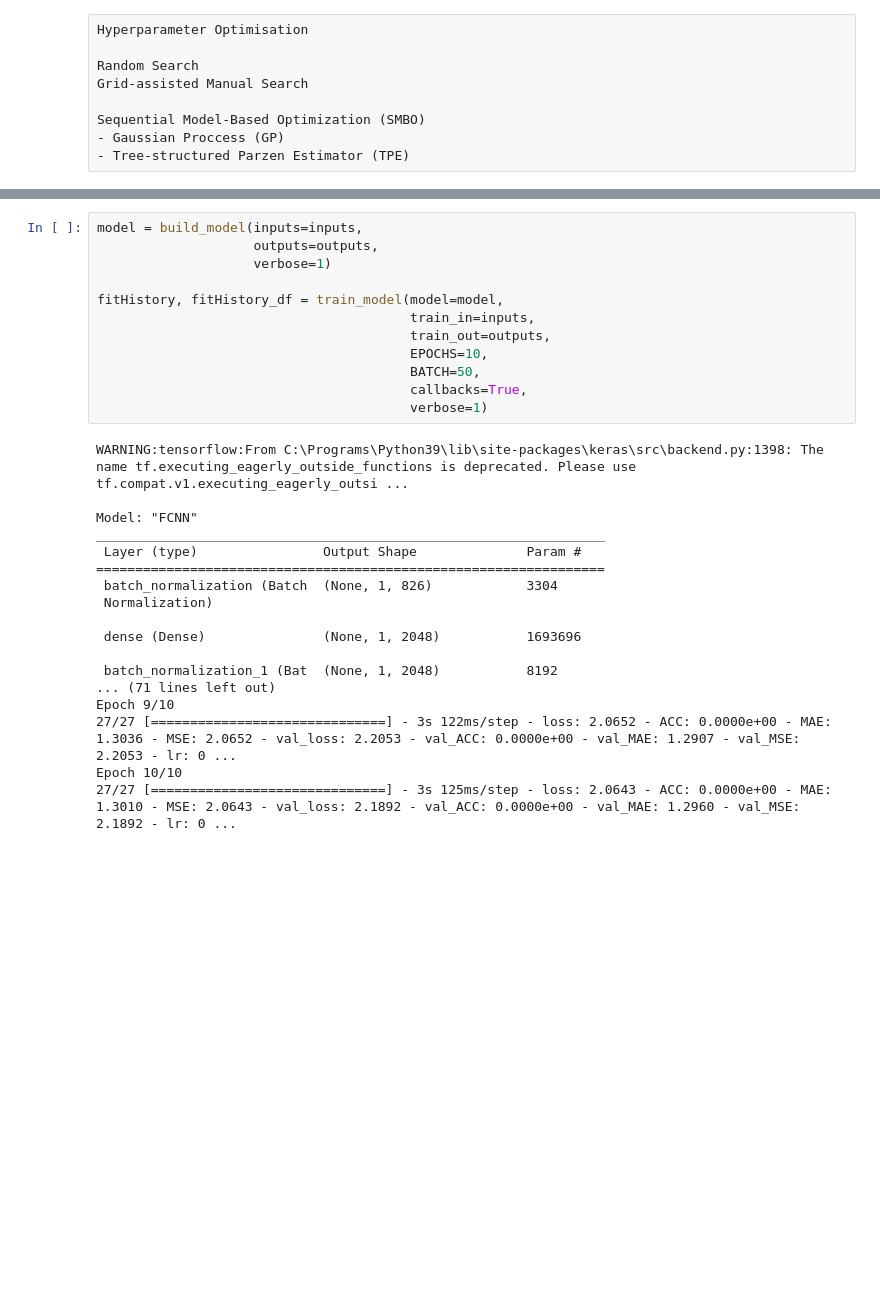
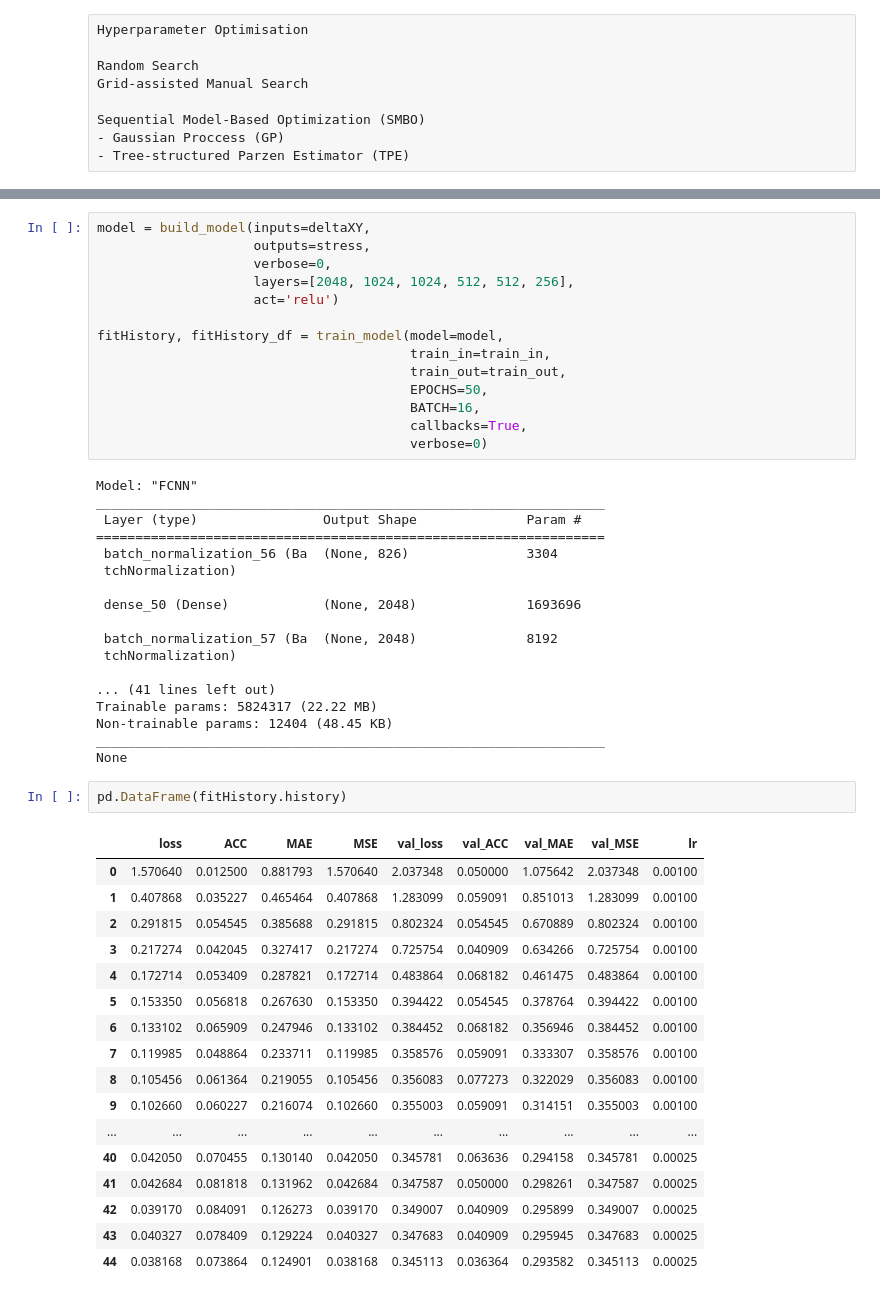
Before and after one commit to niccoforte/NF-PhD-gitRepo, a Jupyter notebook: PINN/NN-HParam.ipynb, the cells around one changed output, grey strips where cells are left out. Cells and saved outputs as stored; diff of their text form; blank space fills up the shorter version.

```diff
--- a/PINN/NN-HParam.ipynb
+++ b/PINN/NN-HParam.ipynb
@@ -113,35 +59,57 @@ def train_model(model, train_in, train_out, EPOCHS=100, BATCH=16, callbacks=None
 
     return fitHistory, fitHistory_df
 # %%
-model = build_model(inputs=inputs,
-                    outputs=outputs,
-                    verbose=1)
+model = build_model(inputs=deltaXY,
+                    outputs=stress,
+                    verbose=0,
+                    layers=[2048, 1024, 1024, 512, 512, 256],
+                    act='relu')
 
 fitHistory, fitHistory_df = train_model(model=model,
-                                        train_in=inputs,
-                                        train_out=outputs,
-                                        EPOCHS=10,
-                                        BATCH=50,
+                                        train_in=train_in,
+                                        train_out=train_out,
+                                        EPOCHS=50,
+                                        BATCH=16,
                                         callbacks=True,
-                                        verbose=1)
+                                        verbose=0)
 # %% [output]
-WARNING:tensorflow:From C:\Programs\Python39\lib\site-packages\keras\src\backend.py:1398: The name tf.executing_eagerly_outside_functions is deprecated. Please use tf.compat.v1.executing_eagerly_outsi ...
-
 Model: "FCNN"
 _________________________________________________________________
  Layer (type)                Output Shape              Param #
 =================================================================
- batch_normalization (Batch  (None, 1, 826)            3304
- Normalization)
+ batch_normalization_56 (Ba  (None, 826)               3304
+ tchNormalization)
 
- dense (Dense)               (None, 1, 2048)           1693696
+ dense_50 (Dense)            (None, 2048)              1693696
 
- batch_normalization_1 (Bat  (None, 1, 2048)           8192
-... (71 lines left out)
-Epoch 9/10
-27/27 [==============================] - 3s 122ms/step - loss: 2.0652 - ACC: 0.0000e+00 - MAE: 1.3036 - MSE: 2.0652 - val_loss: 2.2053 - val_ACC: 0.0000e+00 - val_MAE: 1.2907 - val_MSE: 2.2053 - lr: 0 ...
-Epoch 10/10
-27/27 [==============================] - 3s 125ms/step - loss: 2.0643 - ACC: 0.0000e+00 - MAE: 1.3010 - MSE: 2.0643 - val_loss: 2.1892 - val_ACC: 0.0000e+00 - val_MAE: 1.2960 - val_MSE: 2.1892 - lr: 0 ...
+ batch_normalization_57 (Ba  (None, 2048)              8192
+ tchNormalization)
+
+... (41 lines left out)
+Trainable params: 5824317 (22.22 MB)
+Non-trainable params: 12404 (48.45 KB)
+_________________________________________________________________
+None
+# %%
+pd.DataFrame(fitHistory.history)
+# %% [output]
+|  | loss | ACC | MAE | MSE | val_loss | val_ACC | val_MAE | val_MSE | lr |
+| 0 | 1.570640 | 0.012500 | 0.881793 | 1.570640 | 2.037348 | 0.050000 | 1.075642 | 2.037348 | 0.00100 |
+| 1 | 0.407868 | 0.035227 | 0.465464 | 0.407868 | 1.283099 | 0.059091 | 0.851013 | 1.283099 | 0.00100 |
+| 2 | 0.291815 | 0.054545 | 0.385688 | 0.291815 | 0.802324 | 0.054545 | 0.670889 | 0.802324 | 0.00100 |
+| 3 | 0.217274 | 0.042045 | 0.327417 | 0.217274 | 0.725754 | 0.040909 | 0.634266 | 0.725754 | 0.00100 |
+| 4 | 0.172714 | 0.053409 | 0.287821 | 0.172714 | 0.483864 | 0.068182 | 0.461475 | 0.483864 | 0.00100 |
+| 5 | 0.153350 | 0.056818 | 0.267630 | 0.153350 | 0.394422 | 0.054545 | 0.378764 | 0.394422 | 0.00100 |
+| 6 | 0.133102 | 0.065909 | 0.247946 | 0.133102 | 0.384452 | 0.068182 | 0.356946 | 0.384452 | 0.00100 |
+| 7 | 0.119985 | 0.048864 | 0.233711 | 0.119985 | 0.358576 | 0.059091 | 0.333307 | 0.358576 | 0.00100 |
+| 8 | 0.105456 | 0.061364 | 0.219055 | 0.105456 | 0.356083 | 0.077273 | 0.322029 | 0.356083 | 0.00100 |
+| 9 | 0.102660 | 0.060227 | 0.216074 | 0.102660 | 0.355003 | 0.059091 | 0.314151 | 0.355003 | 0.00100 |
+| ... | ... | ... | ... | ... | ... | ... | ... | ... | ... |
+| 40 | 0.042050 | 0.070455 | 0.130140 | 0.042050 | 0.345781 | 0.063636 | 0.294158 | 0.345781 | 0.00025 |
+| 41 | 0.042684 | 0.081818 | 0.131962 | 0.042684 | 0.347587 | 0.050000 | 0.298261 | 0.347587 | 0.00025 |
+| 42 | 0.039170 | 0.084091 | 0.126273 | 0.039170 | 0.349007 | 0.040909 | 0.295899 | 0.349007 | 0.00025 |
+| 43 | 0.040327 | 0.078409 | 0.129224 | 0.040327 | 0.347683 | 0.040909 | 0.295945 | 0.347683 | 0.00025 |
+| 44 | 0.038168 | 0.073864 | 0.124901 | 0.038168 | 0.345113 | 0.036364 | 0.293582 | 0.345113 | 0.00025 |
 # %%
 plt.plot(list(fitHistory.history.values())[0], label='train')
 plt.plot(list(fitHistory.history.values())[4], label='val')
```
Also changed, not shown: parts of 12 cells of this notebook.
